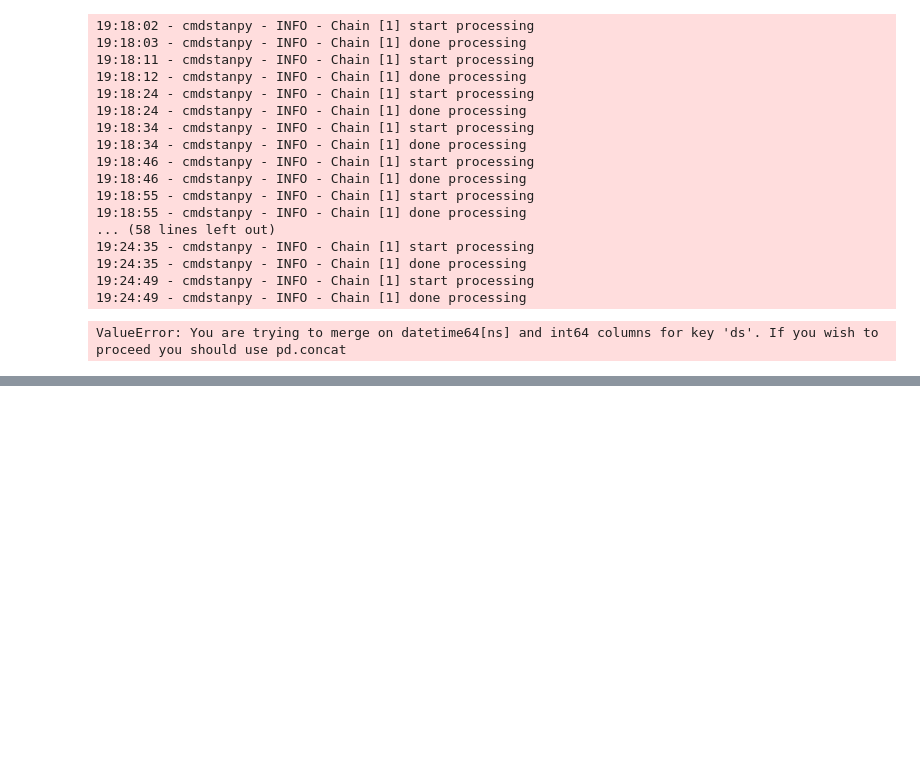
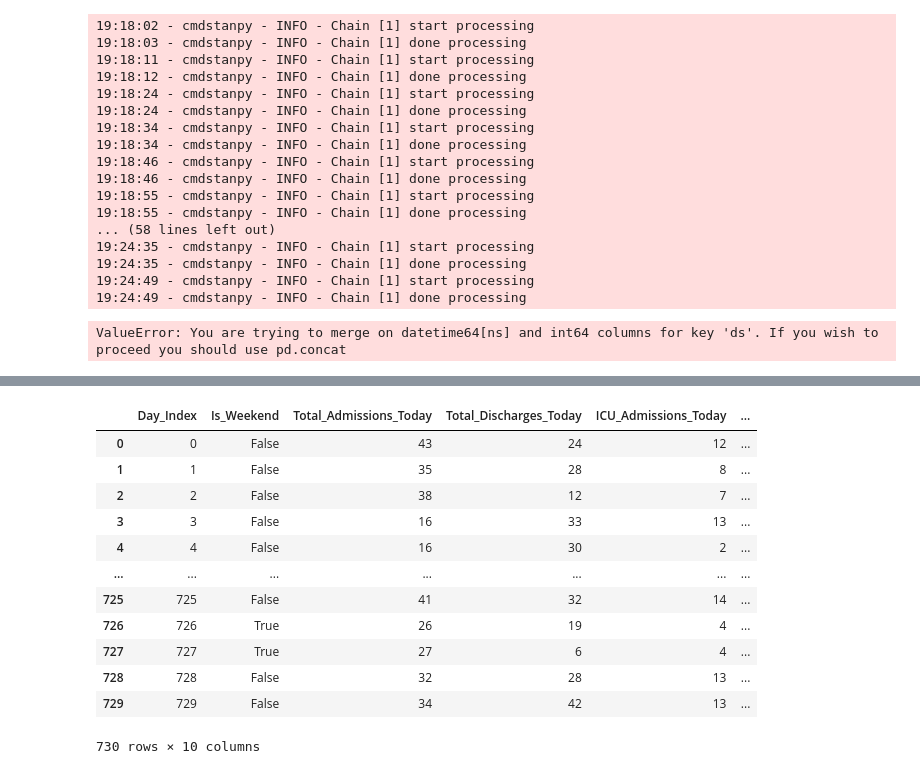
Before and after one commit to HARSHDIPSAHA/APT-project, a Jupyter notebook: predbed/EQUIPMENT_PREDICTION.IPYNB, the cells around one changed output, grey strips where cells are left out. Saved outputs shown, nothing was run; the diff lists cells and outputs as text; code cells hidden in the pictures; blank space fills up the shorter version.

```diff
--- a/predbed/EQUIPMENT_PREDICTION.IPYNB
+++ b/predbed/EQUIPMENT_PREDICTION.IPYNB
@@ -444,0 +438,16 @@ Infusion_Pumps_Required: 27.56
+# %%
+df
+# %% [output]
+|  | Day_Index | Is_Weekend | Total_Admissions_Today | Total_Discharges_Today | ICU_Admissions_Today | ... |
+| 0 | 0 | False | 43 | 24 | 12 | ... |
+| 1 | 1 | False | 35 | 28 | 8 | ... |
+| 2 | 2 | False | 38 | 12 | 7 | ... |
+| 3 | 3 | False | 16 | 33 | 13 | ... |
+| 4 | 4 | False | 16 | 30 | 2 | ... |
+| ... | ... | ... | ... | ... | ... | ... |
+| 725 | 725 | False | 41 | 32 | 14 | ... |
+| 726 | 726 | True | 26 | 19 | 4 | ... |
+| 727 | 727 | True | 27 | 6 | 4 | ... |
+| 728 | 728 | False | 32 | 28 | 13 | ... |
+| 729 | 729 | False | 34 | 42 | 13 | ... |
+730 rows × 10 columns
```
Also changed, not shown: parts of 1 cell of this notebook, 5 other files.
